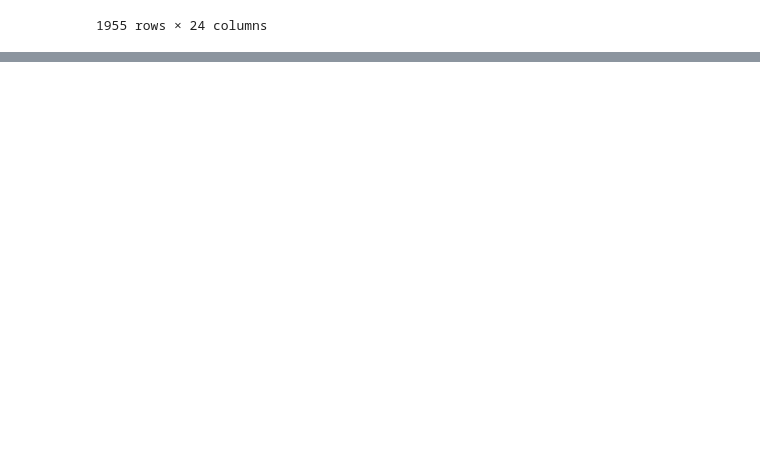
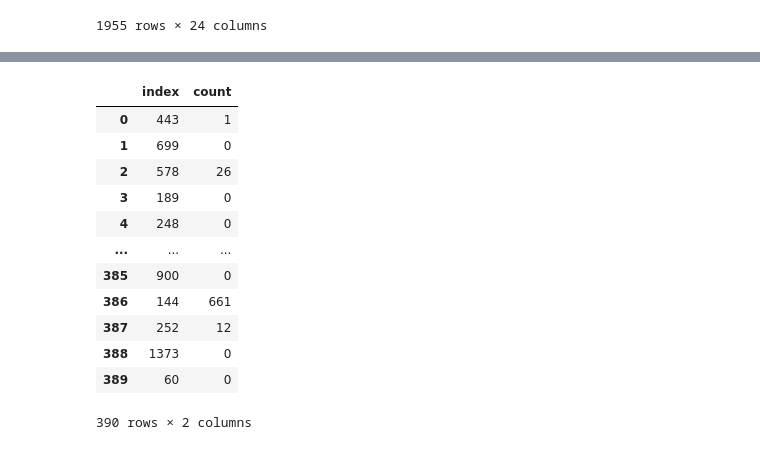
Before and after one commit to brahmwg/Bottlenecks_MDS_Capstone, a Jupyter notebook: outMigration_model/outM.ipynb, the cells around one changed output, grey strips where cells are left out. Drawn from its saved outputs; the diff is of its cells as text; code cells hidden in the pictures; blank space fills up the shorter version.

```diff
--- a/outMigration_model/outM.ipynb
+++ b/outMigration_model/outM.ipynb
@@ -1174,0 +1193,2 @@ lagged_data = lagged_data[cols]
+# %%
+test = pd.DataFrame(y_test).reset_index()
@@ -1174,0 +1220,16 @@ lagged_data = lagged_data[cols]
+# %%
+test
+# %% [output]
+|  | index | count |
+| 0 | 443 | 1 |
+| 1 | 699 | 0 |
+| 2 | 578 | 26 |
+| 3 | 189 | 0 |
+| 4 | 248 | 0 |
+| ... | ... | ... |
+| 385 | 900 | 0 |
+| 386 | 144 | 661 |
+| 387 | 252 | 12 |
+| 388 | 1373 | 0 |
+| 389 | 60 | 0 |
+390 rows × 2 columns
```
Also changed, not shown: parts of 31 cells of this notebook.
